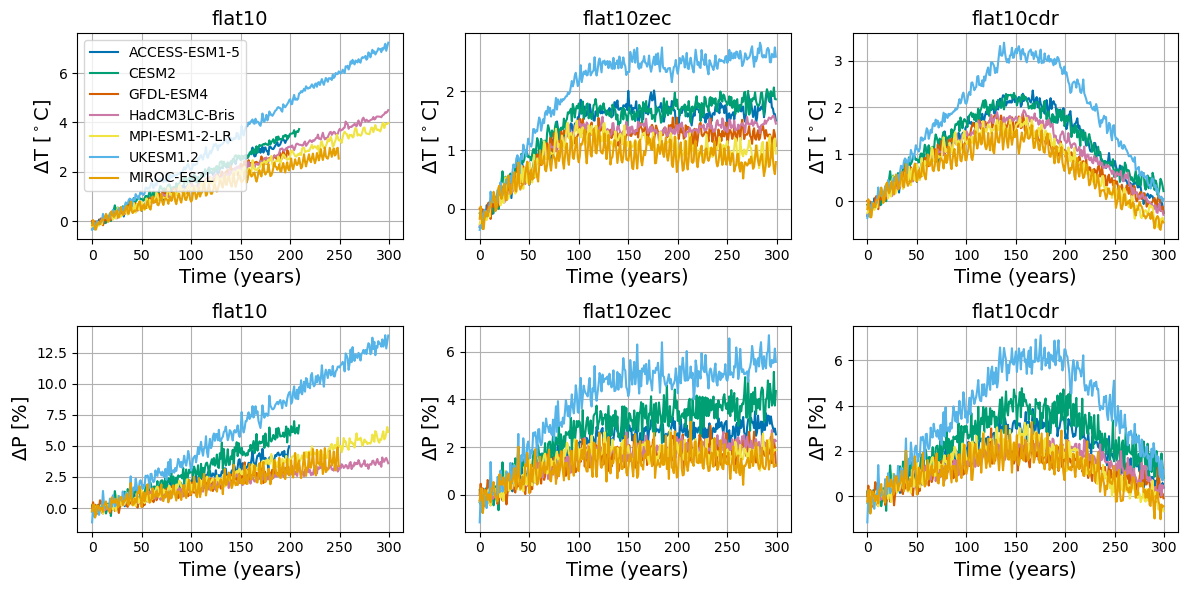
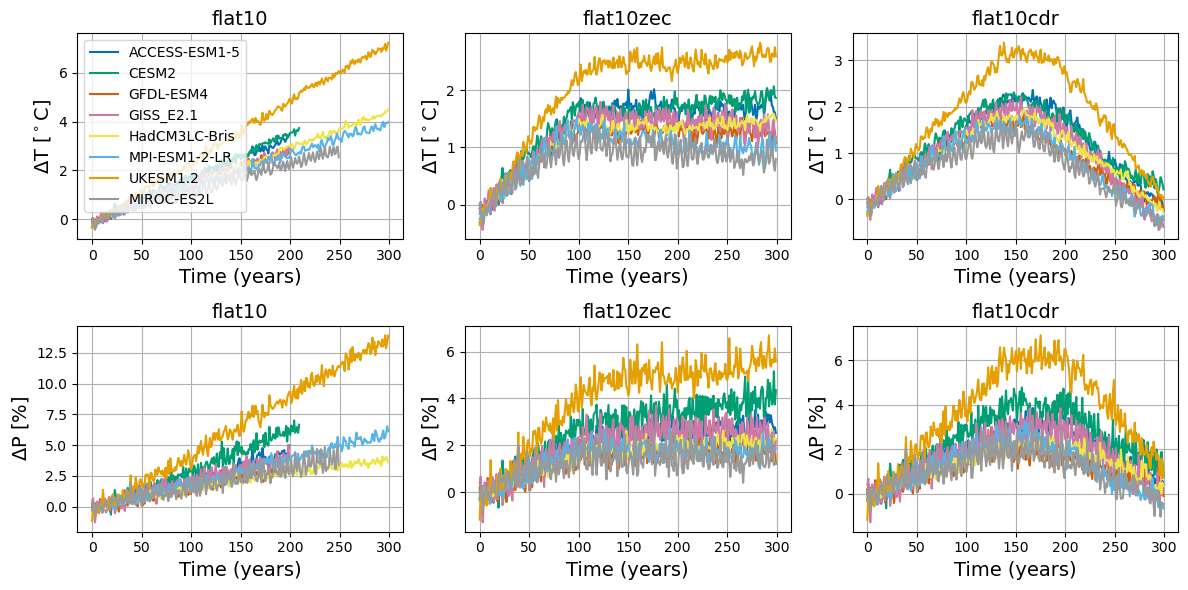
The notebook cell's code change between the first figure and the second:
--- before
+++ after
@@ -4,5 +4,5 @@
 axs_flat = axs.flatten()
 
-color_list_models = ['#0072B2', '#009E73', '#D55E00', '#CC79A7', '#F0E442', '#56B4E9', '#E69F00']
+color_list_models = ['#0072B2', '#009E73', '#D55E00', '#CC79A7', '#F0E442', '#56B4E9', '#E69F00','#999999']
 
 for i, model in enumerate(models_list):
@@ -15,5 +15,5 @@
     p_percentchange.isel(exp=2).isel(model=i).plot(x='time', c=color_list_models[i], ax=axs_flat[5])
     
-axs_flat[0].legend()
+axs_flat[0].legend(loc='upper left')
 
 axs_flat[0].set_title('flat10', size=14)

Commit: added giss data